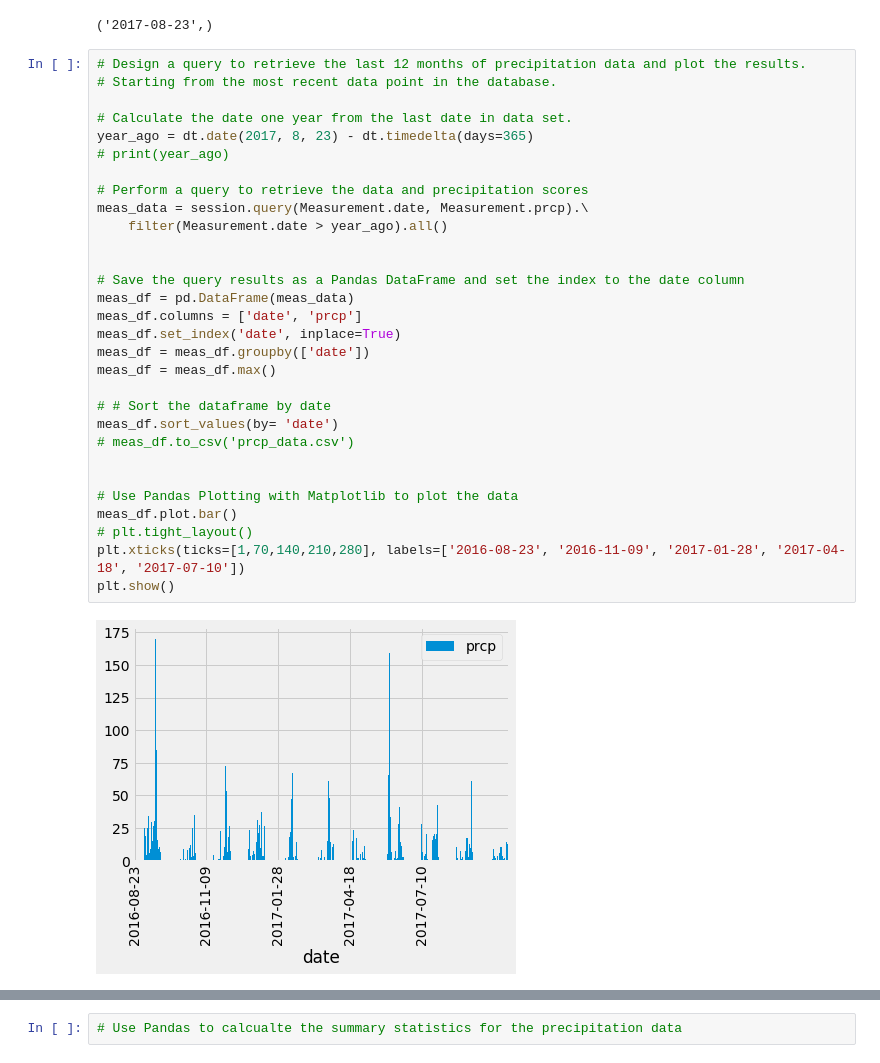
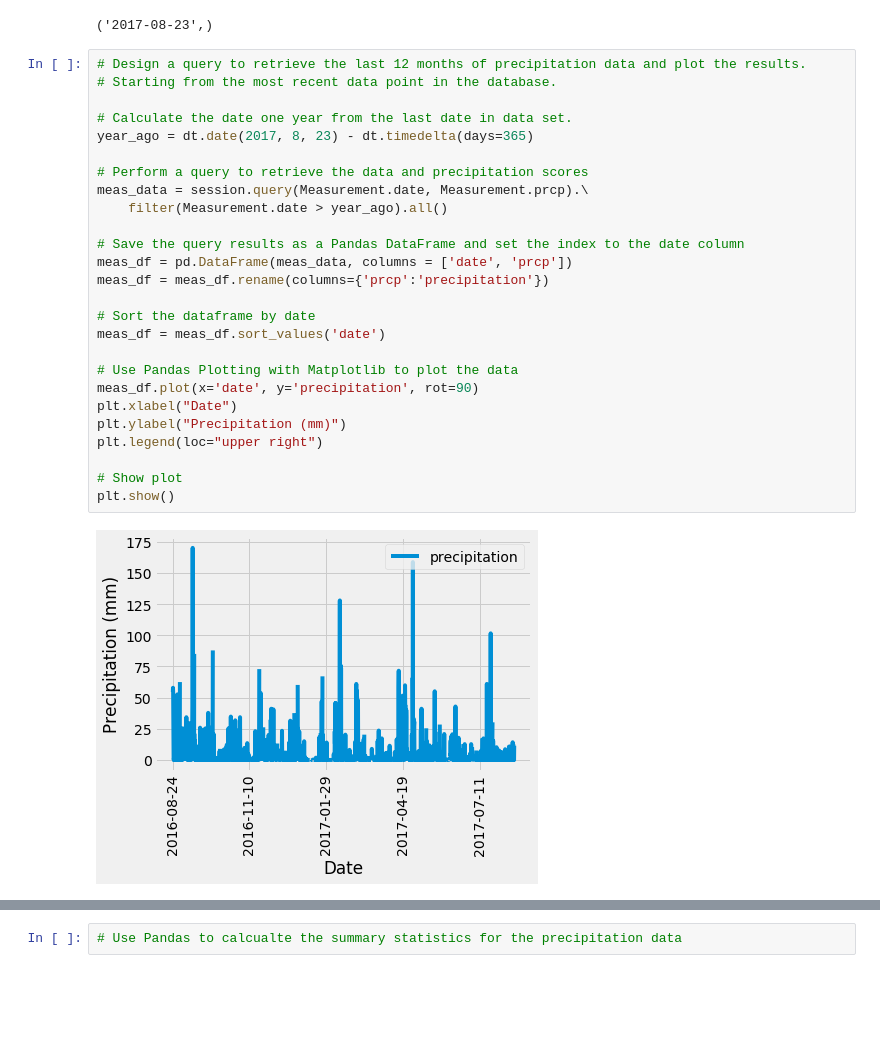
Before and after one commit to oli124/sqlalchemy-challenge, a Jupyter notebook: SurfsUp/climate_starter.ipynb, the cells around one changed output, grey strips where cells are left out. Cells and saved outputs as stored; diff of their text form; blank space fills up the shorter version.

```diff
--- a/SurfsUp/climate_starter.ipynb
+++ b/SurfsUp/climate_starter.ipynb
@@ -64,32 +59,28 @@ most_recent_date
 # %%
 # Design a query to retrieve the last 12 months of precipitation data and plot the results.
 # Starting from the most recent data point in the database.
 
 # Calculate the date one year from the last date in data set.
 year_ago = dt.date(2017, 8, 23) - dt.timedelta(days=365)
-# print(year_ago)
 
 # Perform a query to retrieve the data and precipitation scores
 meas_data = session.query(Measurement.date, Measurement.prcp).\
     filter(Measurement.date > year_ago).all()
 
+# Save the query results as a Pandas DataFrame and set the index to the date column
+meas_df = pd.DataFrame(meas_data, columns = ['date', 'prcp'])
+meas_df = meas_df.rename(columns={'prcp':'precipitation'})
 
-# Save the query results as a Pandas DataFrame and set the index to the date column
-meas_df = pd.DataFrame(meas_data)
-meas_df.columns = ['date', 'prcp']
-meas_df.set_index('date', inplace=True)
-meas_df = meas_df.groupby(['date'])
-meas_df = meas_df.max()
-
-# # Sort the dataframe by date
-meas_df.sort_values(by= 'date')
-# meas_df.to_csv('prcp_data.csv')
-
+# Sort the dataframe by date
+meas_df = meas_df.sort_values('date')
 
 # Use Pandas Plotting with Matplotlib to plot the data
-meas_df.plot.bar()
-# plt.tight_layout()
-plt.xticks(ticks=[1,70,140,210,280], labels=['2016-08-23', '2016-11-09', '2017-01-28', '2017-04-18', '2017-07-10'])
+meas_df.plot(x='date', y='precipitation', rot=90)
+plt.xlabel("Date")
+plt.ylabel("Precipitation (mm)")
+plt.legend(loc="upper right")
+
+# Show plot
 plt.show()
 # %% [output]
-[figure, old version]
+[figure, new version]
```
Also changed, not shown: parts of 3 cells of this notebook.
